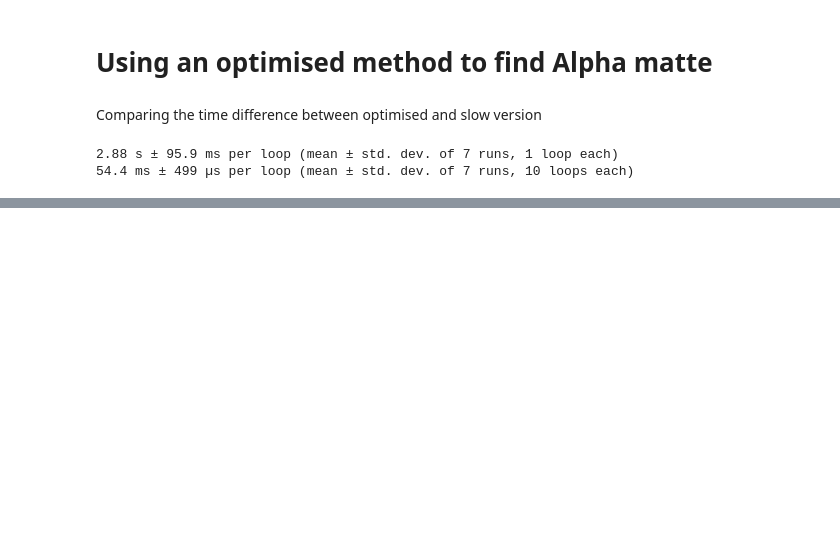
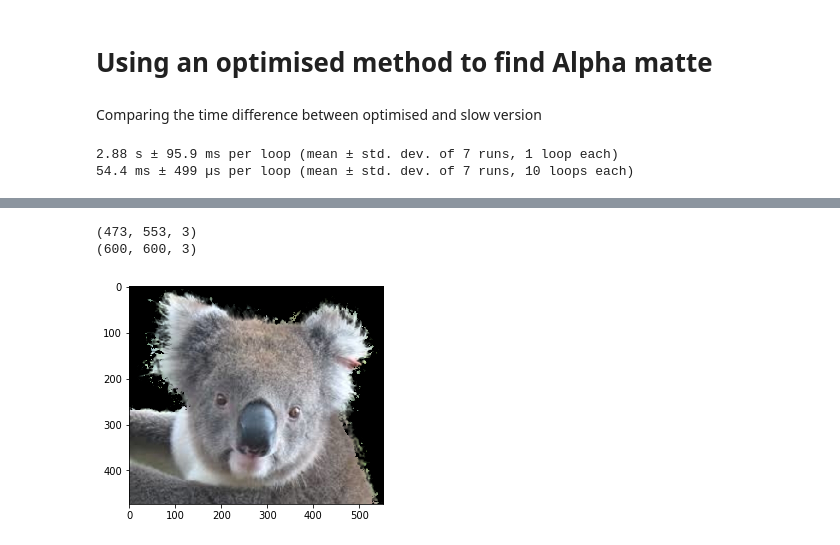
Before and after one commit to anushkawakankar/Poisson-Matting, a Jupyter notebook: poisson.ipynb, the cells around one changed output, grey strips where cells are left out. Saved outputs shown, nothing was run; the diff lists cells and outputs as text; code cells hidden in the pictures; blank space fills up the shorter version.

```diff
--- a/poisson.ipynb
+++ b/poisson.ipynb
@@ -253,0 +266,12 @@ Comparing the time difference between optimised and slow version
+# %%
+new_fg = (New_alpha.reshape(h,w,1).repeat(3,2)*orig).astype(np.uint8)
+plt.imshow(new_fg,cmap='gray')
+bg = imageio.imread('bg.jpg')
+bg = np.asarray(bg)
+res = np.zeros(new_fg.shape)
+print(res.shape)
+print(bg.shape)
+# %% [output]
+(473, 553, 3)
+(600, 600, 3)
+[figure, added]
```
Also changed, not shown: parts of 10 cells of this notebook, 1 other file.
